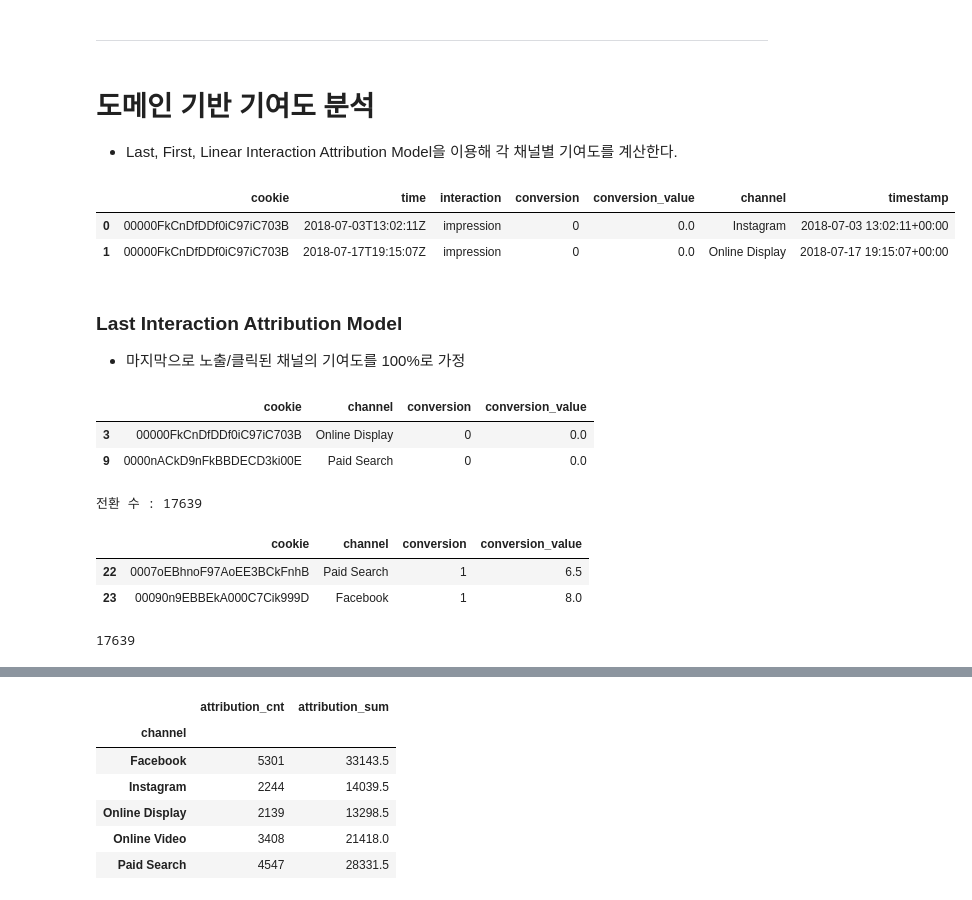
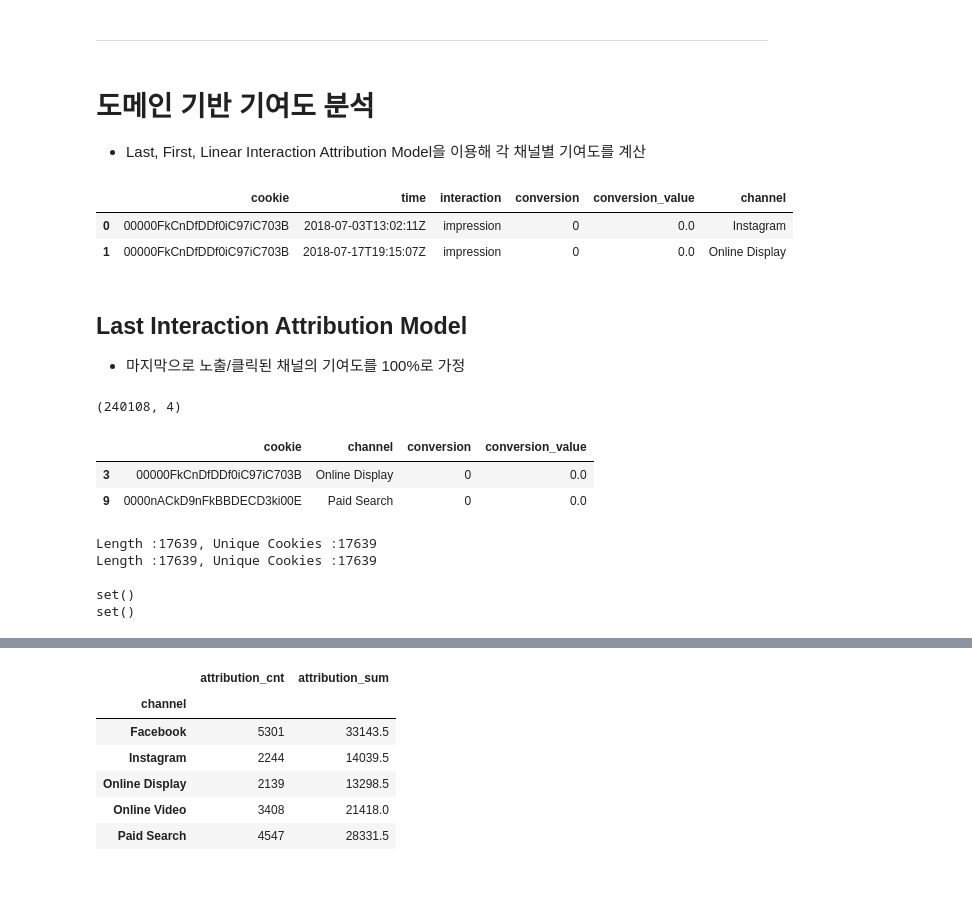
Before and after one commit to aeea-0605/e-commerce-analysis-repo, a Jupyter notebook: 03_budget_optimization_channel.ipynb, the cells around one changed output, grey strips where cells are left out. Saved outputs shown, nothing was run; the diff lists cells and outputs as text; code cells hidden in the pictures.

```diff
--- a/03_budget_optimization_channel.ipynb
+++ b/03_budget_optimization_channel.ipynb
@@ -113,41 +113,50 @@ cookie_per_channel
 ---
 # %% [markdown]
 # 도메인 기반 기여도 분석
-- Last, First, Linear Interaction Attribution Model을 이용해 각 채널별 기여도를 계산한다.
+- Last, First, Linear Interaction Attribution Model을 이용해 각 채널별 기여도를 계산
 # %%
 # 쿠키 및 시간에 대해 데이터 정렬
 df['timestamp'] = pd.to_datetime(df['time'])
 df.sort_values(['cookie', 'timestamp'], inplace=True)
 
+df.drop('timestamp', axis=1, inplace=True)
 df.head(2)
 # %% [output]
-|  | cookie | time | interaction | conversion | conversion_value | channel | timestamp |
-| 0 | 00000FkCnDfDDf0iC97iC703B | 2018-07-03T13:02:11Z | impression | 0 | 0.0 | Instagram | 2018-07-03 13:02:11+00:00 |
-| 1 | 00000FkCnDfDDf0iC97iC703B | 2018-07-17T19:15:07Z | impression | 0 | 0.0 | Online Display | 2018-07-17 19:15:07+00:00 |
+|  | cookie | time | interaction | conversion | conversion_value | channel |
+| 0 | 00000FkCnDfDDf0iC97iC703B | 2018-07-03T13:02:11Z | impression | 0 | 0.0 | Instagram |
+| 1 | 00000FkCnDfDDf0iC97iC703B | 2018-07-17T19:15:07Z | impression | 0 | 0.0 | Online Display |
 # %% [markdown]
-### Last Interaction Attribution Model
+## Last Interaction Attribution Model
 - 마지막으로 노출/클릭된 채널의 기여도를 100%로 가정
 # %%
 # 쿠키별 마지막 데이터에 대해서만 추출
-last_interaction_df = df.drop_duplicates('cookie', keep='last')[['cookie', 'channel', 'conversion', 'conversion_value']]
+last_interaction_df = (
+    df.drop_duplicates('cookie', keep='last')[['cookie', 'channel', 'conversion', 'conversion_value']]
+)
+
+print(last_interaction_df.shape)
 last_interaction_df.head(2)
 # %% [output]
+(240108, 4)
 |  | cookie | channel | conversion | conversion_value |
 | 3 | 00000FkCnDfDDf0iC97iC703B | Online Display | 0 | 0.0 |
 | 9 | 0000nACkD9nFkBBDECD3ki00E | Paid Search | 0 | 0.0 |
-# %%
-# 전환이 된 마지막 채널 추출
-conversion_interaction = last_interaction_df.loc[last_interaction_df.conversion == 1]
-
-print(f"전환 수 : {len(conversion_interaction)}")
-conversion_interaction.head(2)
-# %% [output]
-전환 수 : 17639
-|  | cookie | channel | conversion | conversion_value |
-| 22 | 0007oEBhnoF97AoEE3BCkFnhB | Paid Search | 1 | 6.5 |
-| 23 | 00090n9EBBEkA000C7Cik999D | Facebook | 1 | 8.0 |
-# %%
-# 전환 데이터셋의 모든 쿠기는 서로 독립
-conversion_interaction.cookie.nunique()
-# %% [output]
-17639
+# %%
+# 전환이 된 쿠키 및 해당 쿠키에 대한 채널 추출
+conversion_interaction = df[df.conversion == 1]
+print(f"Length :{len(conversion_interaction)}, Unique Cookies :{conversion_interaction.cookie.nunique()}")
+
+# 전환이 된 쿠키 및 해당 쿠키의 마지막 채널 추출
+last_conversion_interaction = last_interaction_df.loc[last_interaction_df.conversion == 1]
+print(f"Length :{len(last_conversion_interaction)}, Unique Cookies :{last_conversion_interaction.cookie.nunique()}")
+print()
+
+# 두 데이터셋의 전환된 쿠키 및 채널이 동일한지 파악
+print(set(conversion_interaction.cookie) - set(last_conversion_interaction.cookie))
+print(set(conversion_interaction.channel) - set(last_conversion_interaction.channel))
+# %% [output]
+Length :17639, Unique Cookies :17639
+Length :17639, Unique Cookies :17639
+
+set()
+set()
```
Also changed, not shown: parts of 68 cells of this notebook.
